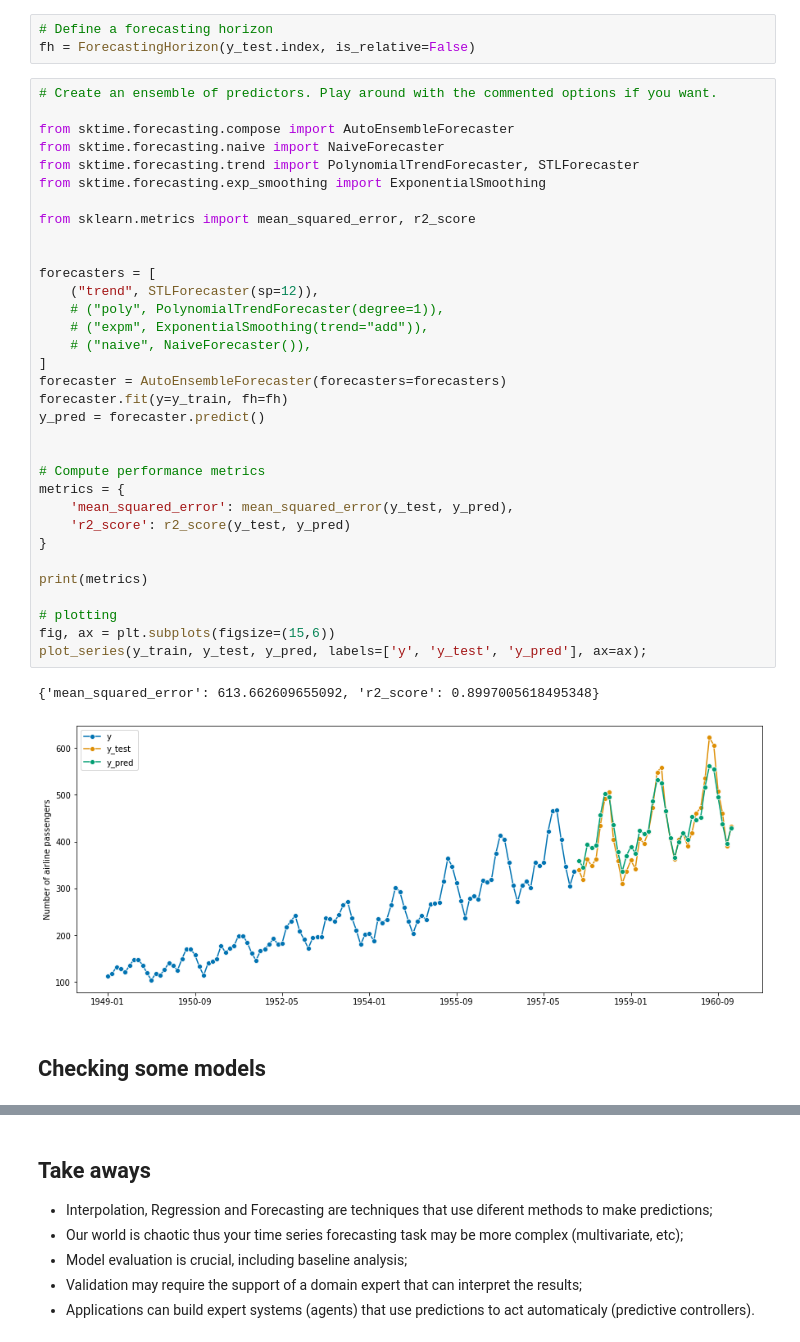
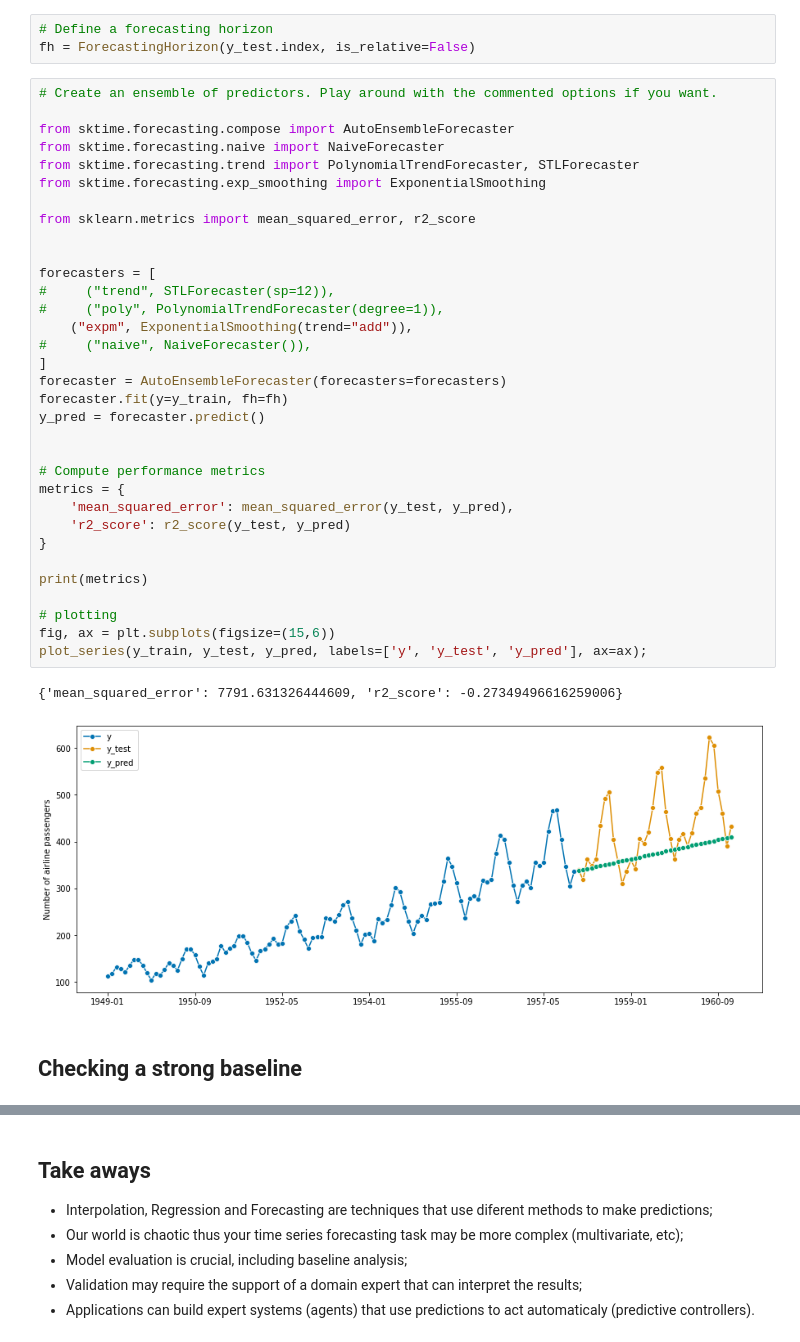
Before and after one commit to adaj/adelsonaraujo, a Jupyter notebook: _notebooks/2022-06-06-Introduction-of-time-series-forecasting-with-sktime.ipynb, the cells around one changed output, grey strips where cells are left out. Cells and saved outputs as stored; diff of their text form.

```diff
--- a/_notebooks/2022-06-06-Introduction-of-time-series-forecasting-with-sktime.ipynb
+++ b/_notebooks/2022-06-06-Introduction-of-time-series-forecasting-with-sktime.ipynb
@@ -263,38 +264,38 @@ fh = ForecastingHorizon(y_test.index, is_relative=False)
 # %%
 # Create an ensemble of predictors. Play around with the commented options if you want.
 
 from sktime.forecasting.compose import AutoEnsembleForecaster
 from sktime.forecasting.naive import NaiveForecaster
 from sktime.forecasting.trend import PolynomialTrendForecaster, STLForecaster
 from sktime.forecasting.exp_smoothing import ExponentialSmoothing
 
 from sklearn.metrics import mean_squared_error, r2_score
 
 
 forecasters = [
-    ("trend", STLForecaster(sp=12)),
-    # ("poly", PolynomialTrendForecaster(degree=1)),
-    # ("expm", ExponentialSmoothing(trend="add")),
-    # ("naive", NaiveForecaster()),
+#     ("trend", STLForecaster(sp=12)),
+#     ("poly", PolynomialTrendForecaster(degree=1)),
+    ("expm", ExponentialSmoothing(trend="add")),
+#     ("naive", NaiveForecaster()),
 ]
 forecaster = AutoEnsembleForecaster(forecasters=forecasters)
 forecaster.fit(y=y_train, fh=fh)
 y_pred = forecaster.predict()
 
 
 # Compute performance metrics
 metrics = {
     'mean_squared_error': mean_squared_error(y_test, y_pred),
     'r2_score': r2_score(y_test, y_pred)
 }
 
 print(metrics)
 
 # plotting
 fig, ax = plt.subplots(figsize=(15,6))
 plot_series(y_train, y_test, y_pred, labels=['y', 'y_test', 'y_pred'], ax=ax);
 # %% [output]
-{'mean_squared_error': 613.662609655092, 'r2_score': 0.8997005618495348}
+{'mean_squared_error': 7791.631326444609, 'r2_score': -0.27349496616259006}
-[figure, old version]
+[figure, new version]
-# %% [markdown]
-## Checking some models
+# %% [markdown]
+## Checking a strong baseline
```
Also changed, not shown: parts of 14 cells of this notebook, 4 other files.
